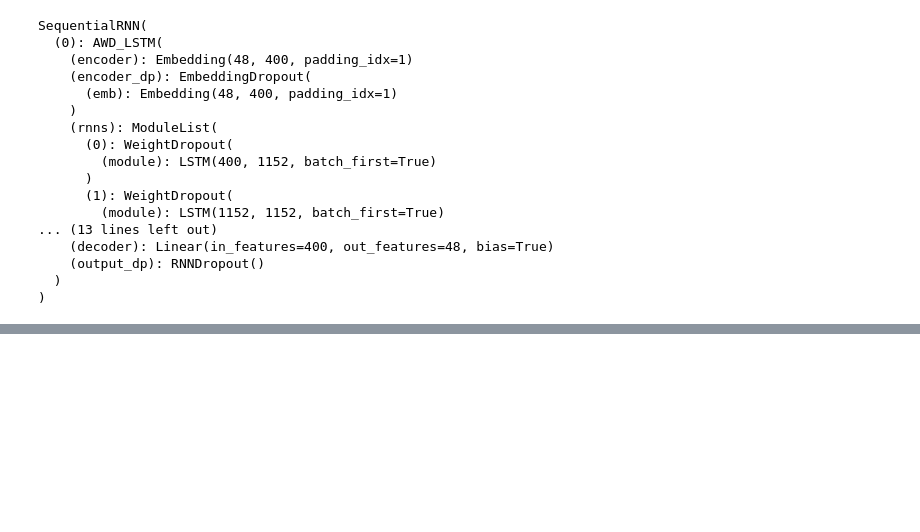
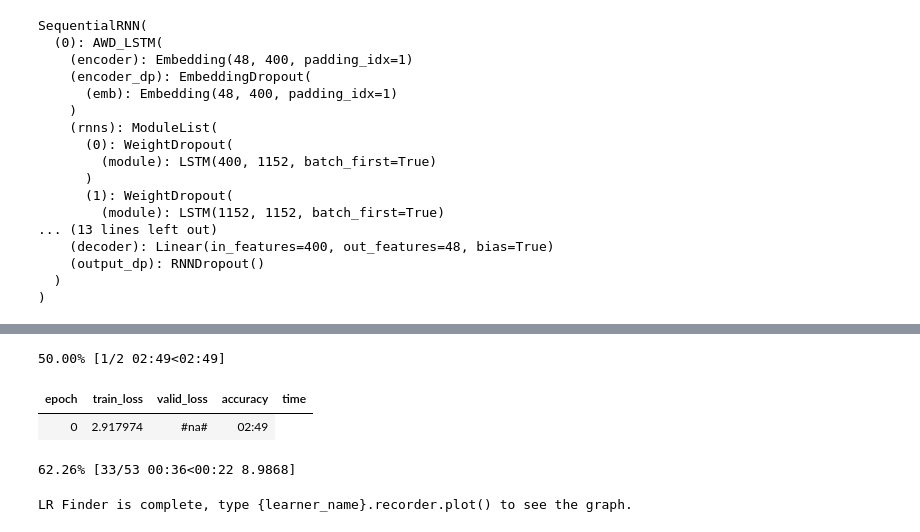
Before and after one commit to riven314/ULMFit-IMDB, a Jupyter notebook: Molecule-ULMFit-LM.ipynb, the cells around one changed output, grey strips where cells are left out. Saved outputs shown, nothing was run; the diff lists cells and outputs as text; code cells hidden in the pictures; blank space fills up the shorter version.

```diff
--- a/Molecule-ULMFit-LM.ipynb
+++ b/Molecule-ULMFit-LM.ipynb
@@ -186,0 +222,8 @@ learner.recorder.plot()
+# %%
+learner.lr_find()
+# %% [output]
+50.00% [1/2 02:49<02:49]
+| epoch | train_loss | valid_loss | accuracy | time |
+| 0 | 2.917974 | #na# | 02:49 |
+62.26% [33/53 00:36<00:22 8.9868]
+LR Finder is complete, type {learner_name}.recorder.plot() to see the graph.
```
Also changed, not shown: parts of 13 cells of this notebook, 1 other file.
